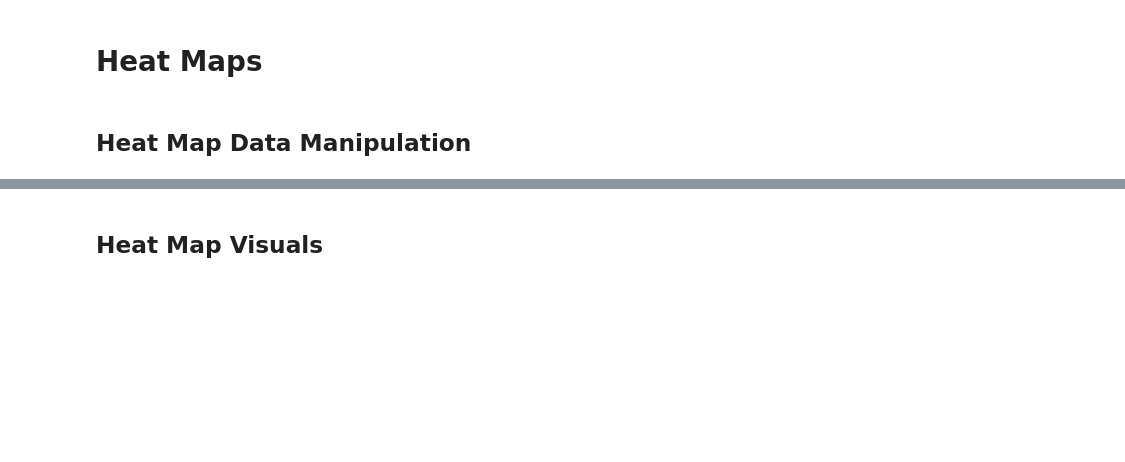
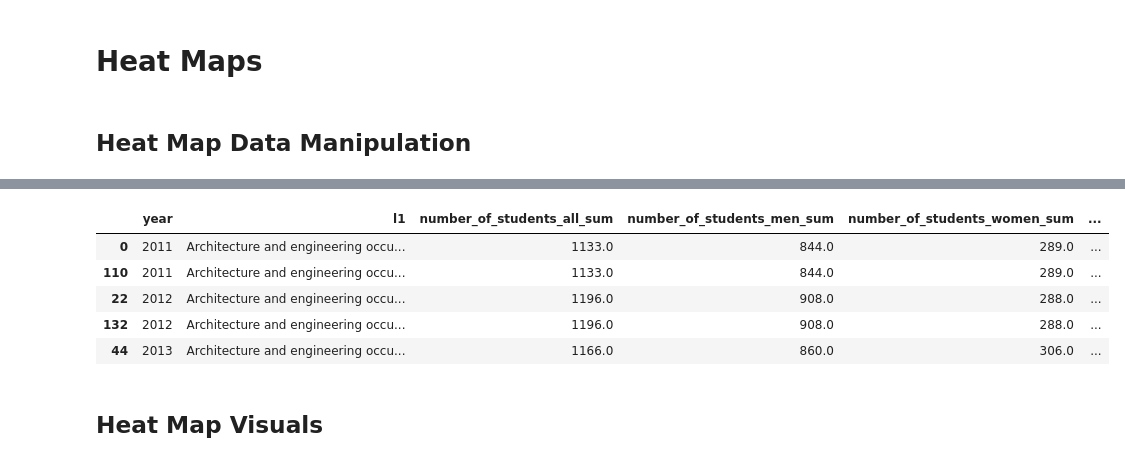
Before and after one commit to MADS-593-Project/Project, a Jupyter notebook: main-project-notebook.ipynb, the cells around one changed output, grey strips where cells are left out. Cells and saved outputs as stored; diff of their text form; code cells hidden in the pictures; blank space fills up the shorter version.

```diff
--- a/main-project-notebook.ipynb
+++ b/main-project-notebook.ipynb
@@ -277,2 +355,37 @@ BokehModel(render_bundle={'docs_json': {'d4c0c657-7a0e-45da-8eaf-985e9a103d5e':
+# %%
+def rev_heatmap_final():
+
+    # Create revised dataframe for heat maps based on dataframe df
+    rev_heatmap_workers_df=df.copy()
+    rev_heatmap_students_df=df.copy()
+
+    # Create restructured dataframe with 'Worker vs Student' classification as a feature, first for women
+    rev_heatmap_workers_df['Employment Classification']=['Workers']*len(rev_heatmap_workers_df)
+    rev_heatmap_workers_df['% Women in Sub-Population']=rev_heatmap_workers_df['number_of_workers_women_sum']/rev_heatmap_workers_df['number_of_workers_all_sum']
+
+    rev_heatmap_students_df['Employment Classification']=['Students']*len(rev_heatmap_students_df)
+    rev_heatmap_students_df['% Women in Sub-Population']=rev_heatmap_students_df['number_of_students_women_sum']/rev_heatmap_workers_df['number_of_students_all_sum']
+
+
+    # Combine the separate workers and students dataframes vertically and sort
+    rev_heatmap_df = pd.concat([rev_heatmap_workers_df, rev_heatmap_students_df],
+                              ignore_index = True,
+                              sort = False)
+
+    rev_heatmap_df['Women Workers %'] = rev_heatmap_df['number_of_workers_women_sum']/rev_heatmap_df['number_of_workers_all_sum']
+    rev_heatmap_df['Women Students %'] = rev_heatmap_df['number_of_students_women_sum']/rev_heatmap_df['number_of_students_all_sum']
+    rev_heatmap_df = rev_heatmap_df.sort_values(by=['l1','year','Employment Classification'],ascending=[True, True, False])
+    rev_heatmap_df = rev_heatmap_df[rev_heatmap_df['number_of_students_all_sum']!=0]
+
+    return rev_heatmap_df
+# %%
+rev_heatmap_final().head()
+# %% [output]
+|  | year | l1 | number_of_students_all_sum | number_of_students_men_sum | number_of_students_women_sum | ... |
+| 0 | 2011 | Architecture and engineering occu... | 1133.0 | 844.0 | 289.0 | ... |
+| 110 | 2011 | Architecture and engineering occu... | 1133.0 | 844.0 | 289.0 | ... |
+| 22 | 2012 | Architecture and engineering occu... | 1196.0 | 908.0 | 288.0 | ... |
+| 132 | 2012 | Architecture and engineering occu... | 1196.0 | 908.0 | 288.0 | ... |
+| 44 | 2013 | Architecture and engineering occu... | 1166.0 | 860.0 | 306.0 | ... |
 # %% [markdown]
 ## Heat Map Visuals
```
Also changed, not shown: parts of 9 cells of this notebook.
